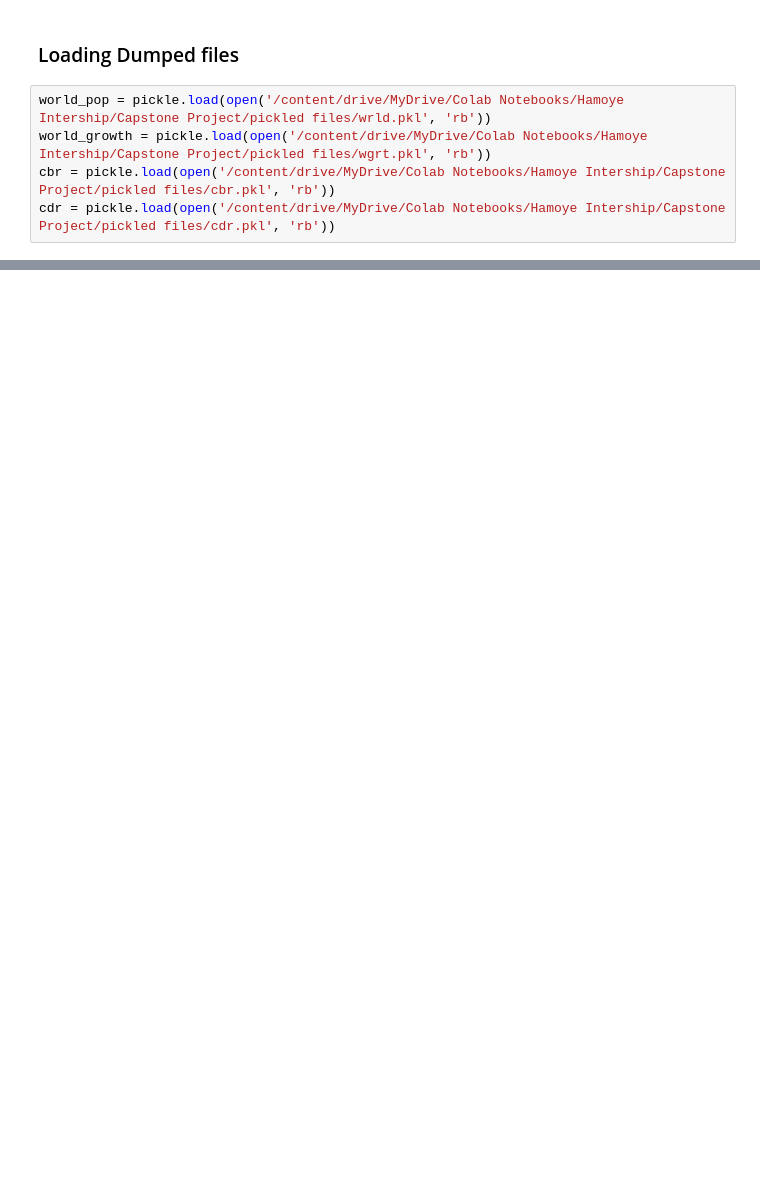
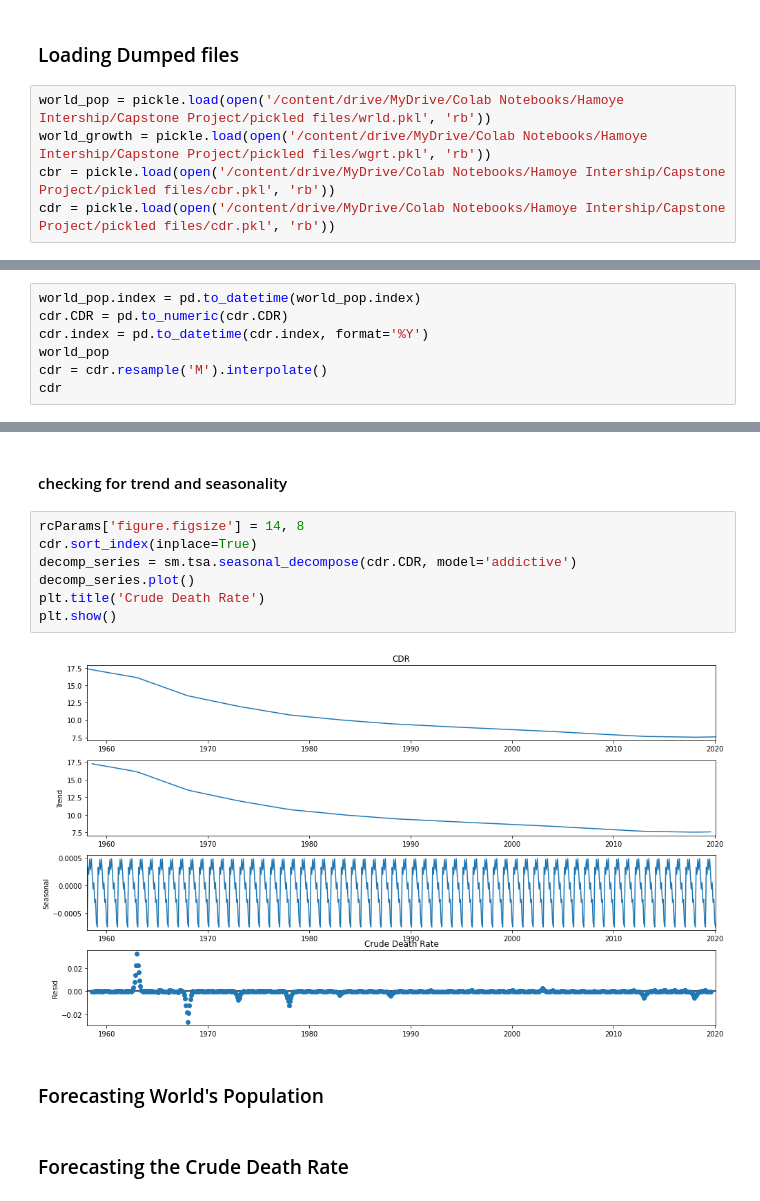
Before and after one commit to ProsperChuks/Population-Estimate-and-Projection, a Jupyter notebook: forecasts/population_estimate.ipynb, the cells around one changed output, grey strips where cells are left out. Saved outputs shown, nothing was run; the diff lists cells and outputs as text; blank space fills up the shorter version.

```diff
--- a/forecasts/population_estimate.ipynb
+++ b/forecasts/population_estimate.ipynb
@@ -35,0 +39,7 @@ world_growth
+# %%
+world_pop.index = pd.to_datetime(world_pop.index)
+cdr.CDR = pd.to_numeric(cdr.CDR)
+cdr.index = pd.to_datetime(cdr.index, format='%Y')
+world_pop
+cdr = cdr.resample('M').interpolate()
+cdr
@@ -35,0 +61,15 @@ world_growth
+# %% [markdown]
+#### checking for trend and seasonality
+# %%
+rcParams['figure.figsize'] = 14, 8
+cdr.sort_index(inplace=True)
+decomp_series = sm.tsa.seasonal_decompose(cdr.CDR, model='addictive')
+decomp_series.plot()
+plt.title('Crude Death Rate')
+plt.show()
+# %% [output]
+[figure, added]
+# %% [markdown]
+### Forecasting World's Population
+# %% [markdown]
+### Forecasting the Crude Death Rate
```
Also changed, not shown: parts of 20 cells of this notebook.
